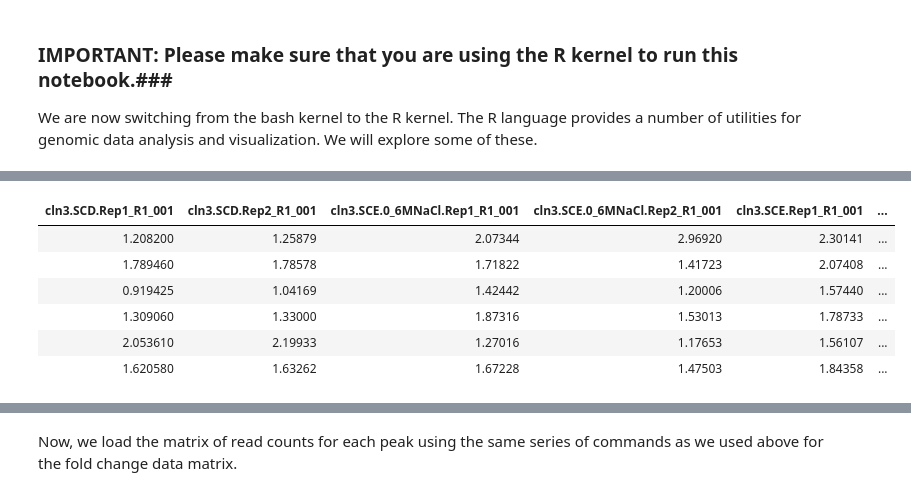
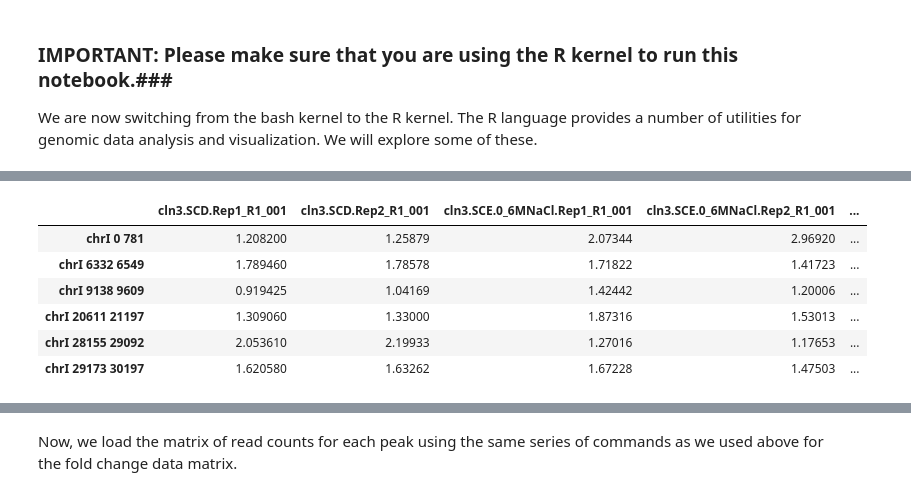
Before and after one commit to kundajelab/training_camp, a Jupyter notebook: workflow_notebooks/3.1 Clustering analysis and PCA.ipynb, the cells around one changed output, grey strips where cells are left out. Saved outputs shown, nothing was run; the diff lists cells and outputs as text; code cells hidden in the pictures.

```diff
--- a/workflow_notebooks/3.1 Clustering analysis and PCA.ipynb
+++ b/workflow_notebooks/3.1 Clustering analysis and PCA.ipynb
@@ -27,21 +28,22 @@ In this tutorial we will focus on the clustering and PCA analysis steps of the p
 # %%
 #load the fc signal matrix
 fc_data=read.table("all.fc.txt",header=TRUE)
-#remove the columns we will not use
+rownames(fc_data)=paste(fc_data$Chrom,fc_data$Start,fc_data$End,sep='\t')
+#remove the columns we will not use in downstream analysis
+fc_data$ID=NULL
 fc_data$Chrom=NULL
 fc_data$Start=NULL
 fc_data$End=NULL
-rownames(fc_data)=fc_data$ID
-fc_data$ID=NULL
+
 head(fc_data)
 # %% [output]
-| cln3.SCD.Rep1_R1_001 | cln3.SCD.Rep2_R1_001 | cln3.SCE.0_6MNaCl.Rep1_R1_001 | cln3.SCE.0_6MNaCl.Rep2_R1_001 | cln3.SCE.Rep1_R1_001 | ... |
-| 1.208200 | 1.25879 | 2.07344 | 2.96920 | 2.30141 | ... |
-| 1.789460 | 1.78578 | 1.71822 | 1.41723 | 2.07408 | ... |
-| 0.919425 | 1.04169 | 1.42442 | 1.20006 | 1.57440 | ... |
-| 1.309060 | 1.33000 | 1.87316 | 1.53013 | 1.78733 | ... |
-| 2.053610 | 2.19933 | 1.27016 | 1.17653 | 1.56107 | ... |
-| 1.620580 | 1.63262 | 1.67228 | 1.47503 | 1.84358 | ... |
+|  | cln3.SCD.Rep1_R1_001 | cln3.SCD.Rep2_R1_001 | cln3.SCE.0_6MNaCl.Rep1_R1_001 | cln3.SCE.0_6MNaCl.Rep2_R1_001 | ... |
+| chrI 0 781 | 1.208200 | 1.25879 | 2.07344 | 2.96920 | ... |
+| chrI 6332 6549 | 1.789460 | 1.78578 | 1.71822 | 1.41723 | ... |
+| chrI 9138 9609 | 0.919425 | 1.04169 | 1.42442 | 1.20006 | ... |
+| chrI 20611 21197 | 1.309060 | 1.33000 | 1.87316 | 1.53013 | ... |
+| chrI 28155 29092 | 2.053610 | 2.19933 | 1.27016 | 1.17653 | ... |
+| chrI 29173 30197 | 1.620580 | 1.63262 | 1.67228 | 1.47503 | ... |
 # %%
 #normalize the data
 #quantile normalization
```
Also changed, not shown: parts of 7 cells of this notebook, 1 other file.
